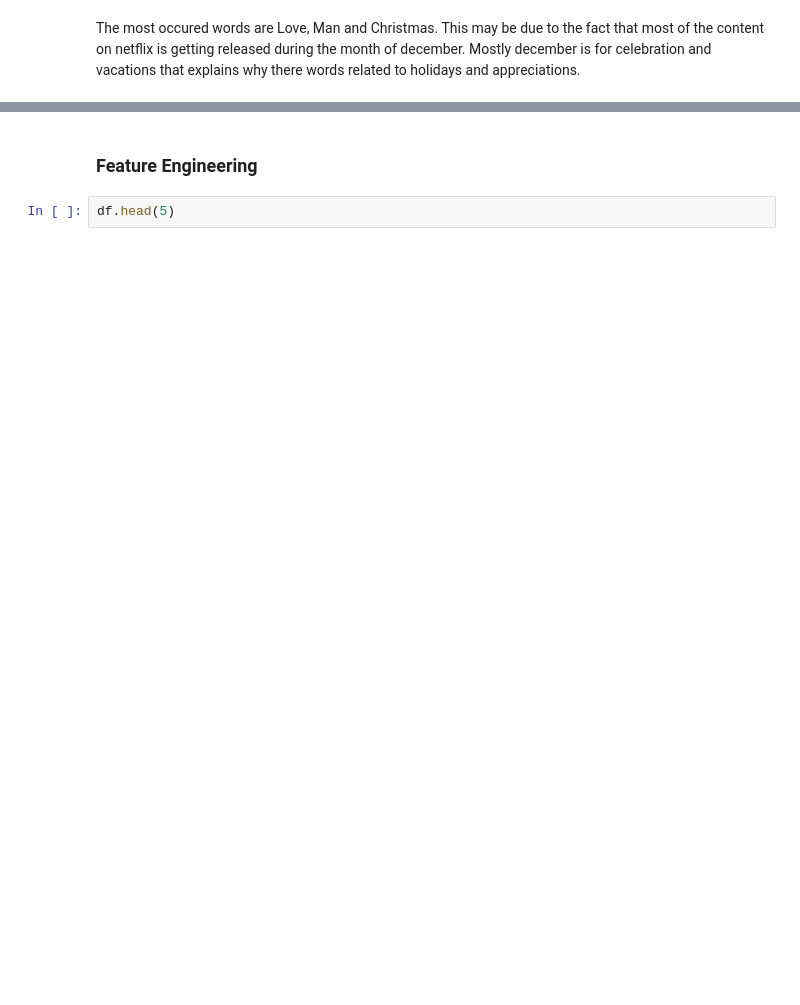
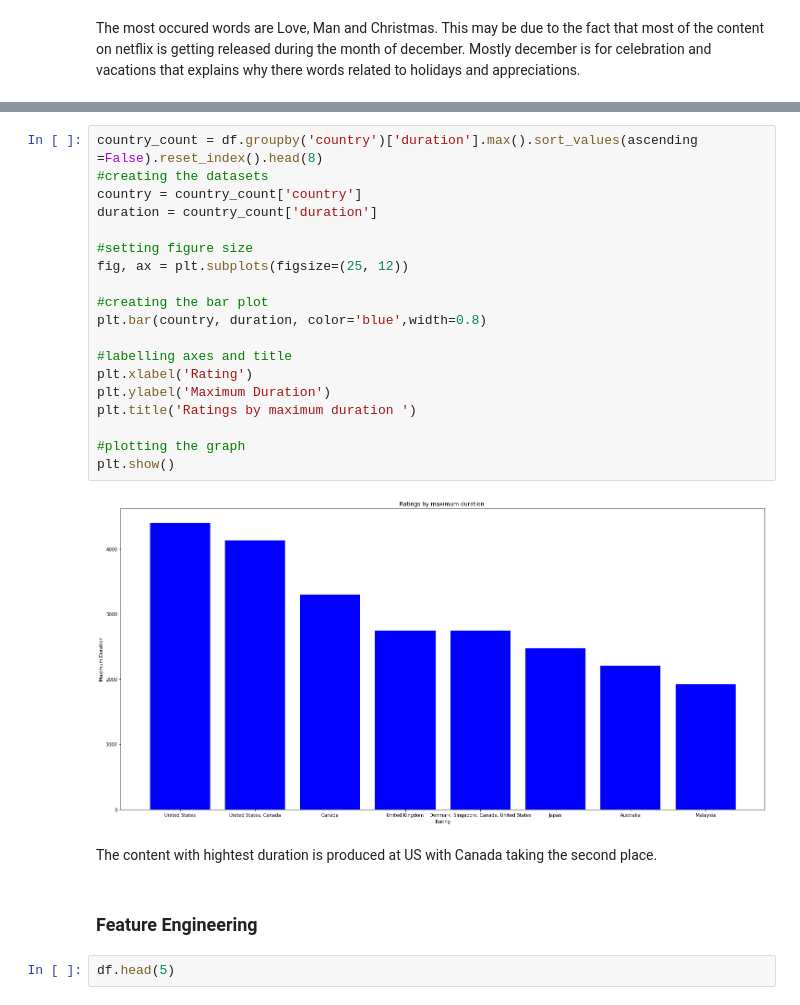
Before and after one commit to Shashwat-spyder/Netflix-movies-and-tv-shows-recommendation-system, a Jupyter notebook: Untitled18.ipynb, the cells around one changed output, grey strips where cells are left out. Cells and saved outputs as stored; diff of their text form; blank space fills up the shorter version.

```diff
--- a/Untitled18.ipynb
+++ b/Untitled18.ipynb
@@ -571,3 +616,26 @@ The most occured words are Love, Man and Christmas. This may be due to the fact
+# %%
+country_count = df.groupby('country')['duration'].max().sort_values(ascending =False).reset_index().head(8)
+#creating the datasets
+country = country_count['country']
+duration = country_count['duration']
+
+#setting figure size
+fig, ax = plt.subplots(figsize=(25, 12))
+
+#creating the bar plot
+plt.bar(country, duration, color='blue',width=0.8)
+
+#labelling axes and title
+plt.xlabel('Rating')
+plt.ylabel('Maximum Duration')
+plt.title('Ratings by maximum duration ')
+
+#plotting the graph
+plt.show()
+# %% [output]
+[figure, added]
+# %% [markdown]
+The content with hightest duration is produced at US with Canada taking the second place.
 # %% [markdown]
 ### **Feature Engineering**
 # %%
```
Also changed, not shown: parts of 132 cells of this notebook.
